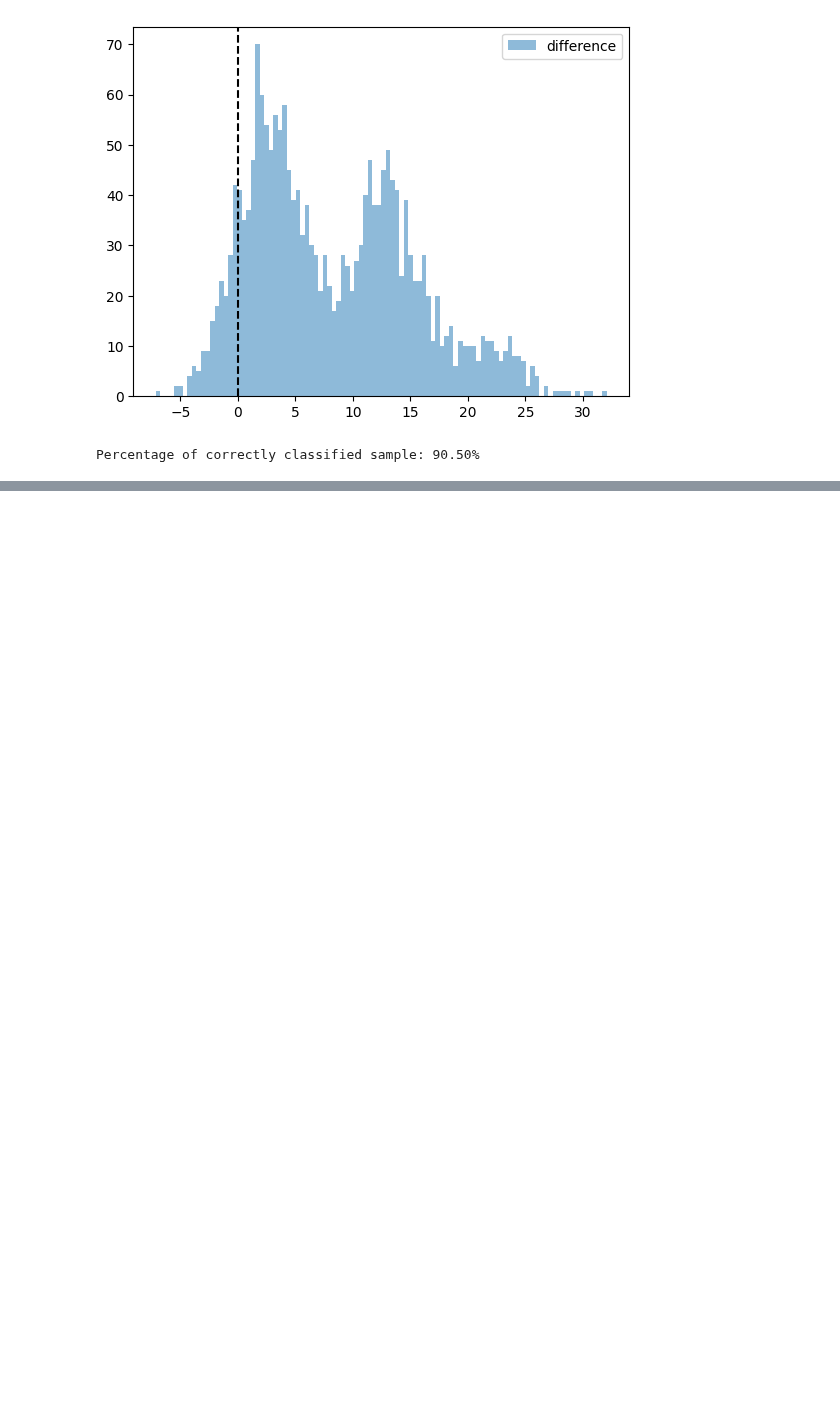
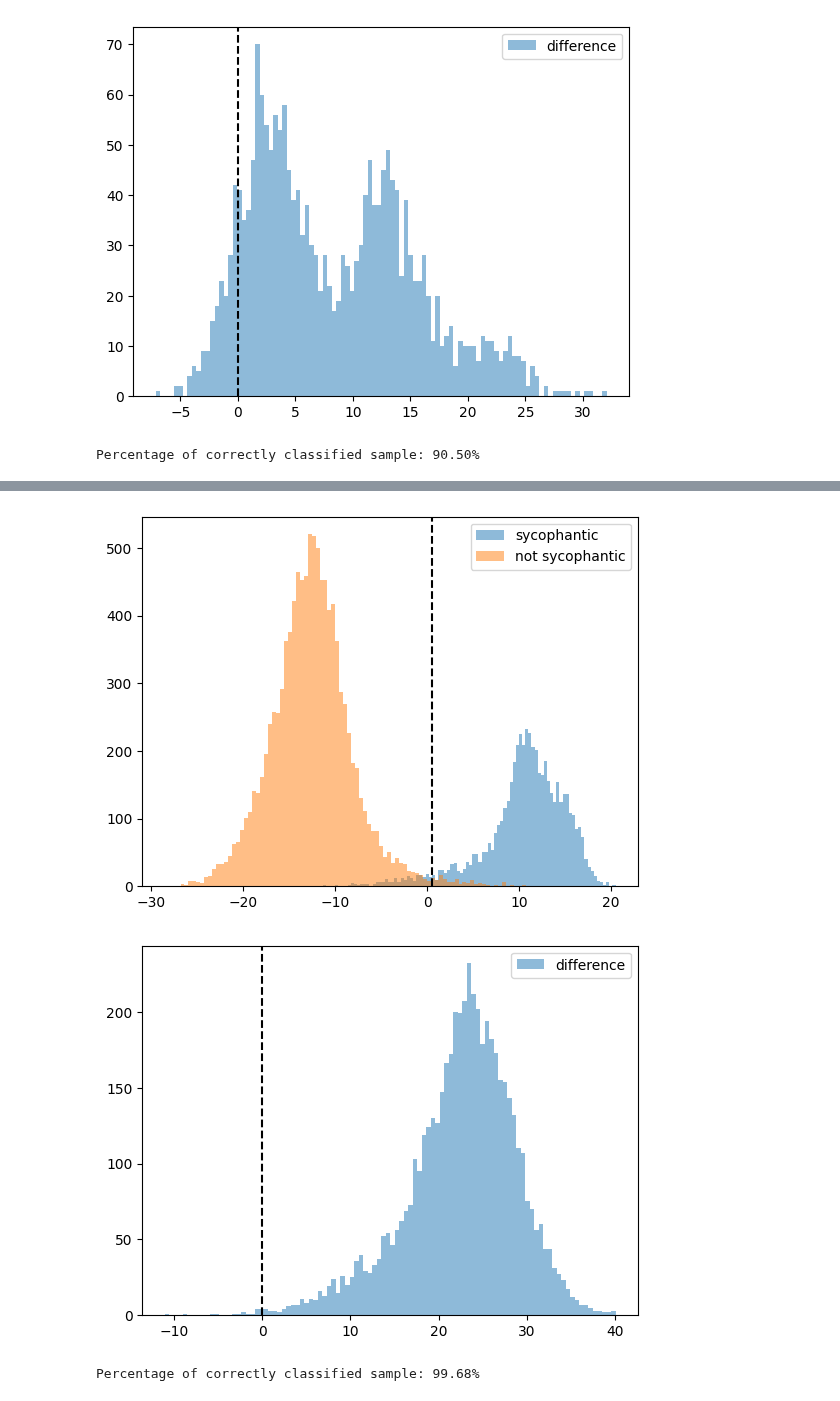
Before and after one commit to henrypapadatos/LLM-sycophancy, a Jupyter notebook: probe/verifystuff.ipynb, the cells around one changed output, grey strips where cells are left out. Drawn from its saved outputs; the diff is of its cells as text; code cells hidden in the pictures; blank space fills up the shorter version.

```diff
--- a/probe/verifystuff.ipynb
+++ b/probe/verifystuff.ipynb
@@ -103,0 +118,8 @@ Percentage of correctly classified sample: 90.50%
+# %%
+sycophantic_reading = get_reading(df_rt_sycophantic, probe_v10, layer_v10)
+not_sycophantic_reading = get_reading(df_rt_not_sycophantic, probe_v10, layer_v10)
+plot(sycophantic_reading, not_sycophantic_reading)
+# %% [output]
+[figure, added]
+[figure, added]
+Percentage of correctly classified sample: 99.68%
```
Also changed, not shown: parts of 4 cells of this notebook, 16 other files.
